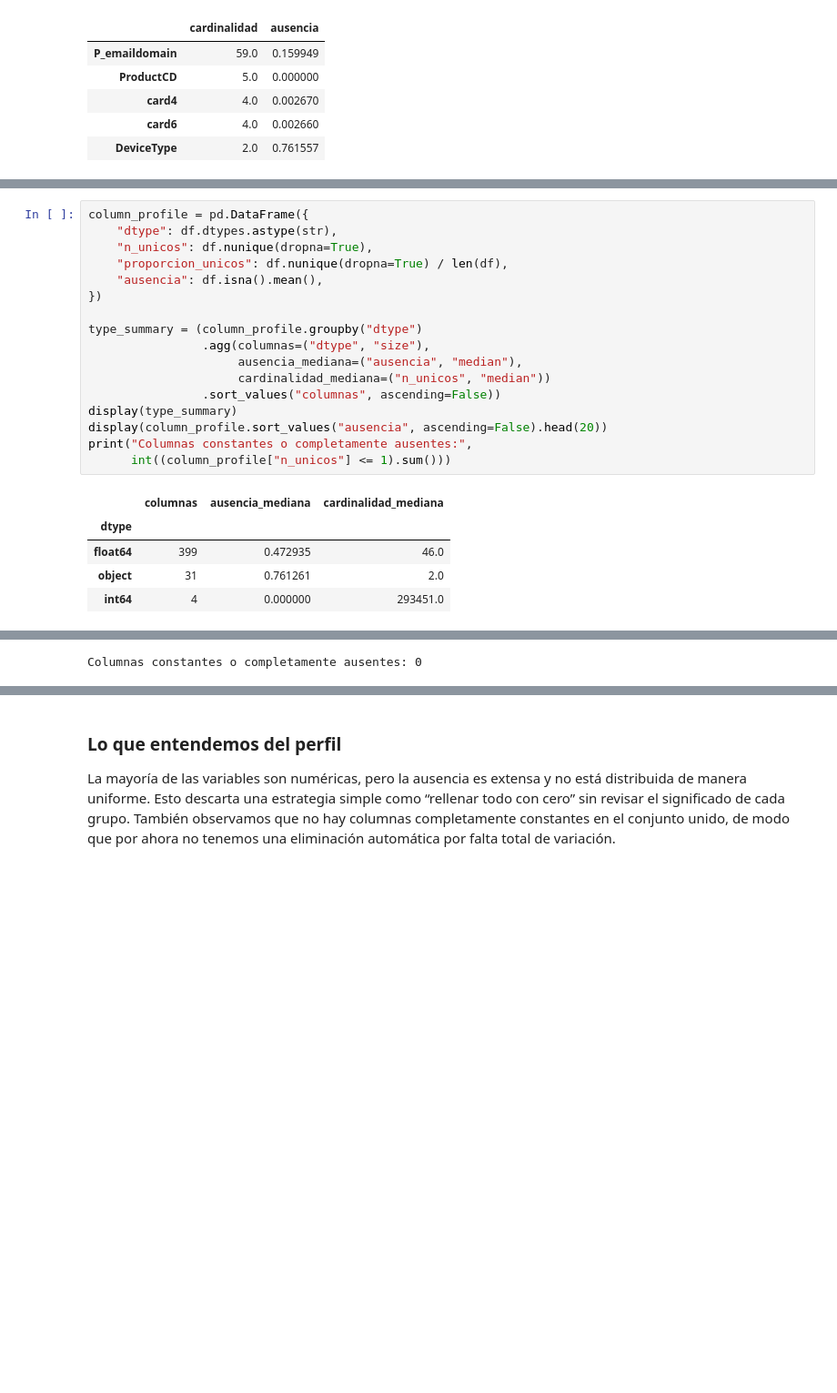
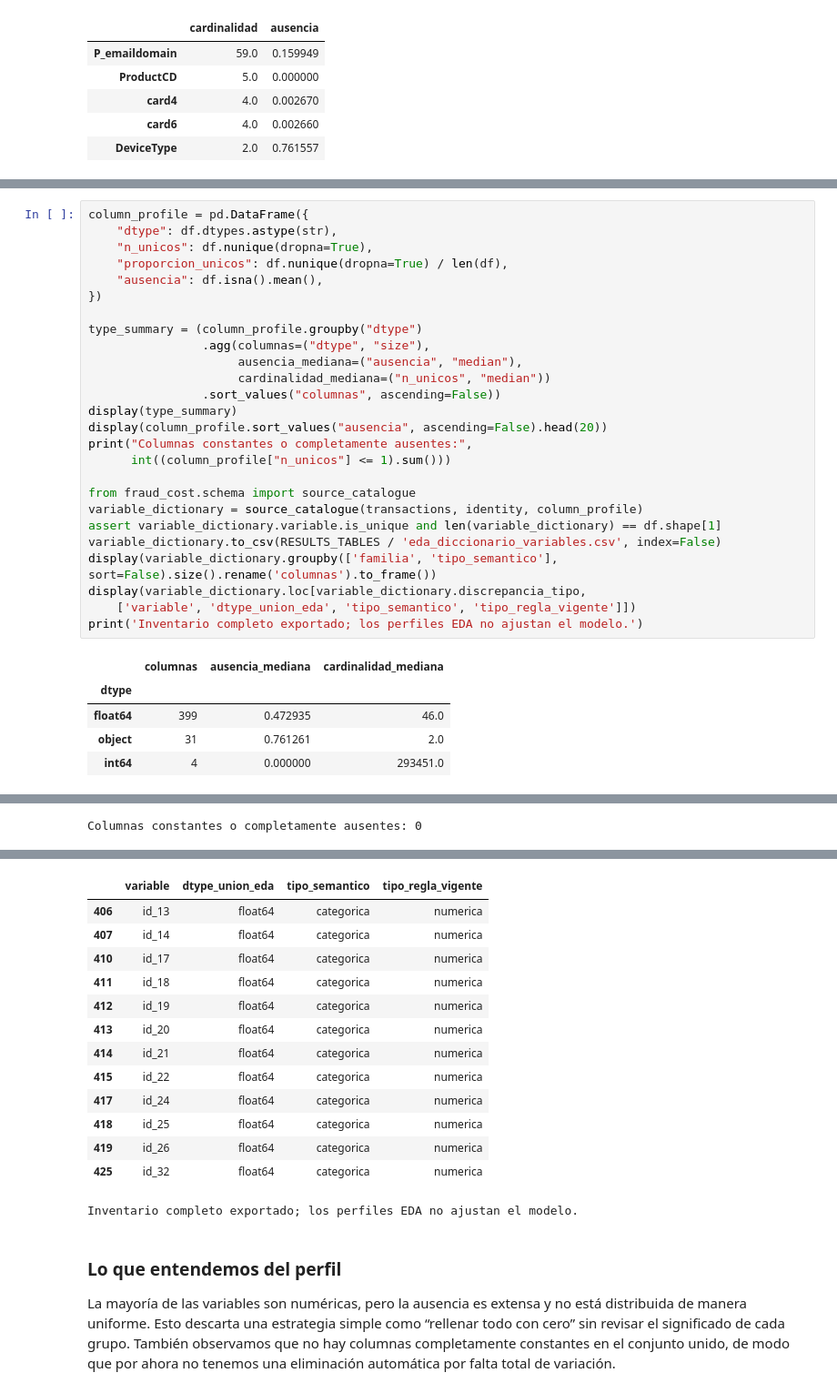
Before and after one commit to MiltonCuervo/IEEE-CIS-Fraud-Detection-PI2, a Jupyter notebook: notebooks/01_exploracion_datos.ipynb, the cells around one changed output, grey strips where cells are left out. Shown at 91% size. Saved outputs shown, nothing was run; the diff lists cells and outputs as text; blank space fills up the shorter version.

Commit message:
Especificando las variables de nuestro dataset

```diff
--- a/notebooks/01_exploracion_datos.ipynb
+++ b/notebooks/01_exploracion_datos.ipynb
@@ -227,6 +229,15 @@ display(type_summary)
 display(column_profile.sort_values("ausencia", ascending=False).head(20))
 print("Columnas constantes o completamente ausentes:",
       int((column_profile["n_unicos"] <= 1).sum()))
+
+from fraud_cost.schema import source_catalogue
+variable_dictionary = source_catalogue(transactions, identity, column_profile)
+assert variable_dictionary.variable.is_unique and len(variable_dictionary) == df.shape[1]
+variable_dictionary.to_csv(RESULTS_TABLES / 'eda_diccionario_variables.csv', index=False)
+display(variable_dictionary.groupby(['familia', 'tipo_semantico'], sort=False).size().rename('columnas').to_frame())
+display(variable_dictionary.loc[variable_dictionary.discrepancia_tipo,
+    ['variable', 'dtype_union_eda', 'tipo_semantico', 'tipo_regla_vigente']])
+print('Inventario completo exportado; los perfiles EDA no ajustan el modelo.')
 # %% [output]
 |  | columnas | ausencia_mediana | cardinalidad_mediana |
 | dtype |  |  |  |
@@ -254,3 +283,17 @@ Columnas constantes o completamente ausentes: 0
+|  | variable | dtype_union_eda | tipo_semantico | tipo_regla_vigente |
+| 406 | id_13 | float64 | categorica | numerica |
+| 407 | id_14 | float64 | categorica | numerica |
+| 410 | id_17 | float64 | categorica | numerica |
+| 411 | id_18 | float64 | categorica | numerica |
+| 412 | id_19 | float64 | categorica | numerica |
+| 413 | id_20 | float64 | categorica | numerica |
+| 414 | id_21 | float64 | categorica | numerica |
+| 415 | id_22 | float64 | categorica | numerica |
+| 417 | id_24 | float64 | categorica | numerica |
+| 418 | id_25 | float64 | categorica | numerica |
+| 419 | id_26 | float64 | categorica | numerica |
+| 425 | id_32 | float64 | categorica | numerica |
+Inventario completo exportado; los perfiles EDA no ajustan el modelo.
 # %% [markdown]
 ### Lo que entendemos del perfil
 
```
Also changed, not shown: parts of 2 cells of this notebook, 14 other files.
